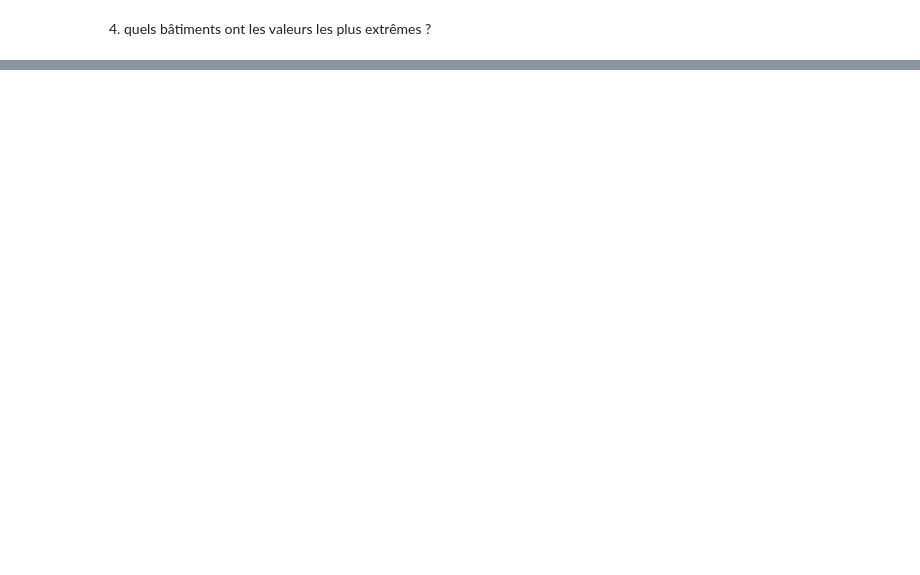
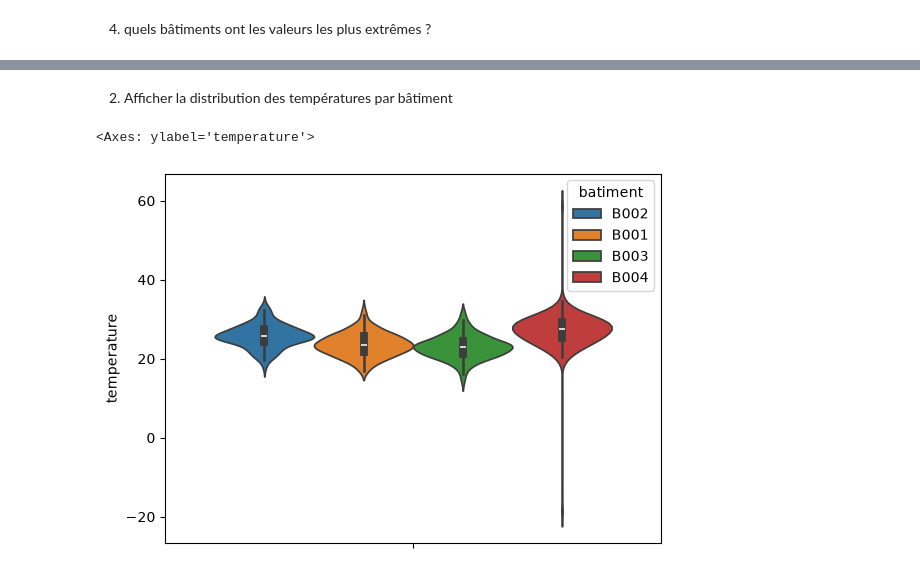
Before and after one commit to rokhayacoumbadiouf-bit/Atelier_Seaborn, a Jupyter notebook: atelier_seaborn_iot/notebooks/atelier_seaborn_iot.ipynb, the cells around one changed output, grey strips where cells are left out. Drawn from its saved outputs; the diff is of its cells as text; code cells hidden in the pictures; blank space fills up the shorter version.

```diff
--- a/atelier_seaborn_iot/notebooks/atelier_seaborn_iot.ipynb
+++ b/atelier_seaborn_iot/notebooks/atelier_seaborn_iot.ipynb
@@ -143,0 +177,7 @@ c) les valeurs extrêmes
+# %% [markdown]
+2) Afficher la distribution des températures par bâtiment
+# %%
+sns.violinplot(data=df,y="temperature",hue="batiment")
+# %% [output]
+<Axes: ylabel='temperature'>
+[figure, added]
```
Also changed, not shown: parts of 36 cells of this notebook.
